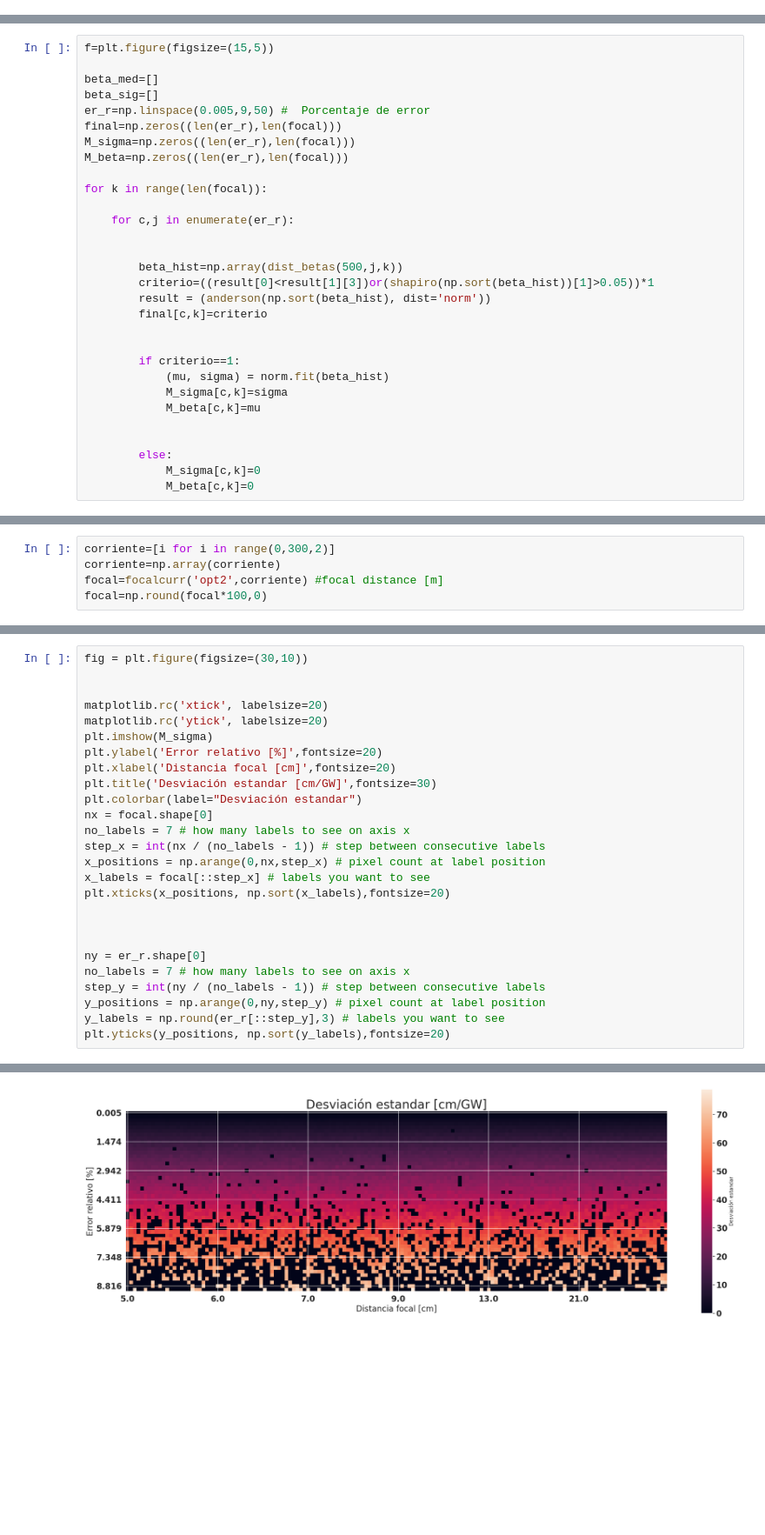
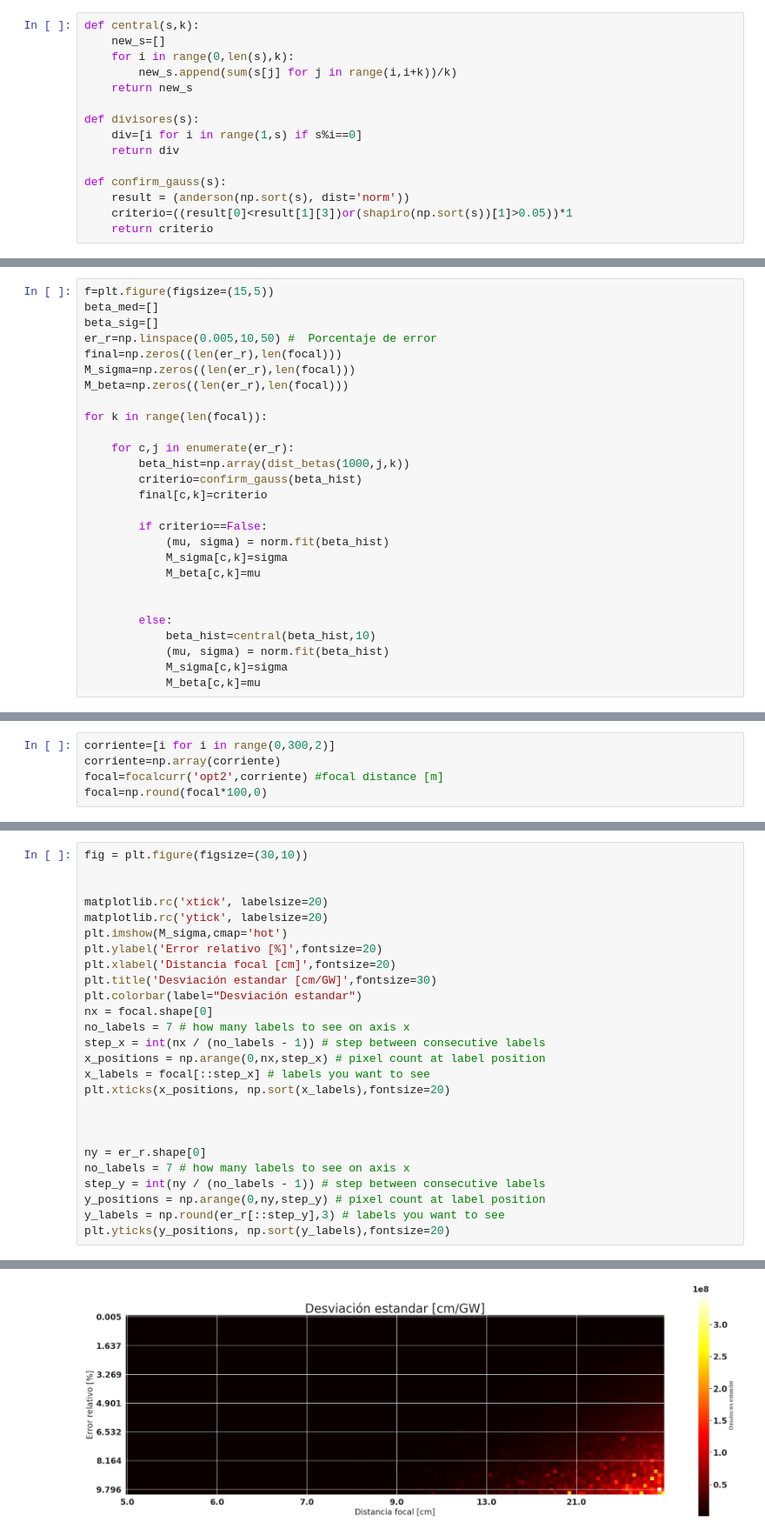
Before and after one commit to EstebanM-98/University_codes, a Jupyter notebook: TPA/analisis2.ipynb, the cells around one changed output, grey strips where cells are left out. Shown at 87% size. Cells and saved outputs as stored; diff of their text form; blank space fills up the shorter version.

```diff
--- a/TPA/analisis2.ipynb
+++ b/TPA/analisis2.ipynb
@@ -239,4 +233,19 @@ def dist_betas(N,desv,k):
 
 
   return TPA
+# %%
+def central(s,k):
+    new_s=[]
+    for i in range(0,len(s),k):
+        new_s.append(sum(s[j] for j in range(i,i+k))/k)
+    return new_s
+
+def divisores(s):
+    div=[i for i in range(1,s) if s%i==0]
+    return div
+
+def confirm_gauss(s):
+    result = (anderson(np.sort(s), dist='norm'))
+    criterio=((result[0]<result[1][3])or(shapiro(np.sort(s))[1]>0.05))*1
+    return criterio
 # %%
@@ -282,9 +302,8 @@ Significance levels: [15.  10.   5.   2.5  1. ]
 # %%
 f=plt.figure(figsize=(15,5))
-
 beta_med=[]
 beta_sig=[]
-er_r=np.linspace(0.005,9,50) #  Porcentaje de error
+er_r=np.linspace(0.005,10,50) #  Porcentaje de error
 final=np.zeros((len(er_r),len(focal)))
 M_sigma=np.zeros((len(er_r),len(focal)))
 M_beta=np.zeros((len(er_r),len(focal)))
@@ -292,23 +311,21 @@ M_beta=np.zeros((len(er_r),len(focal)))
 for k in range(len(focal)):
 
     for c,j in enumerate(er_r):
-
-
-        beta_hist=np.array(dist_betas(500,j,k))
-        criterio=((result[0]<result[1][3])or(shapiro(np.sort(beta_hist))[1]>0.05))*1
-        result = (anderson(np.sort(beta_hist), dist='norm'))
+        beta_hist=np.array(dist_betas(1000,j,k))
+        criterio=confirm_gauss(beta_hist)
         final[c,k]=criterio
 
-
-        if criterio==1:
+        if criterio==False:
             (mu, sigma) = norm.fit(beta_hist)
             M_sigma[c,k]=sigma
             M_beta[c,k]=mu
 
 
         else:
-            M_sigma[c,k]=0
-            M_beta[c,k]=0
+            beta_hist=central(beta_hist,10)
+            (mu, sigma) = norm.fit(beta_hist)
+            M_sigma[c,k]=sigma
+            M_beta[c,k]=mu
 # %% [output]
 <Figure size 1500x500 with 0 Axes>
 # %%
@@ -408,7 +425,7 @@ fig = plt.figure(figsize=(30,10))
 
 matplotlib.rc('xtick', labelsize=20)
 matplotlib.rc('ytick', labelsize=20)
-plt.imshow(M_sigma)
+plt.imshow(M_sigma,cmap='hot')
 plt.ylabel('Error relativo [%]',fontsize=20)
 plt.xlabel('Distancia focal [cm]',fontsize=20)
 plt.title('Desviación estandar [cm/GW]',fontsize=30)
@@ -446 +463 @@ plt.yticks(y_positions, np.sort(y_labels),fontsize=20)
-[figure, old version]
+[figure, new version]
```
Also changed, not shown: parts of 21 cells of this notebook, 15 other files.
